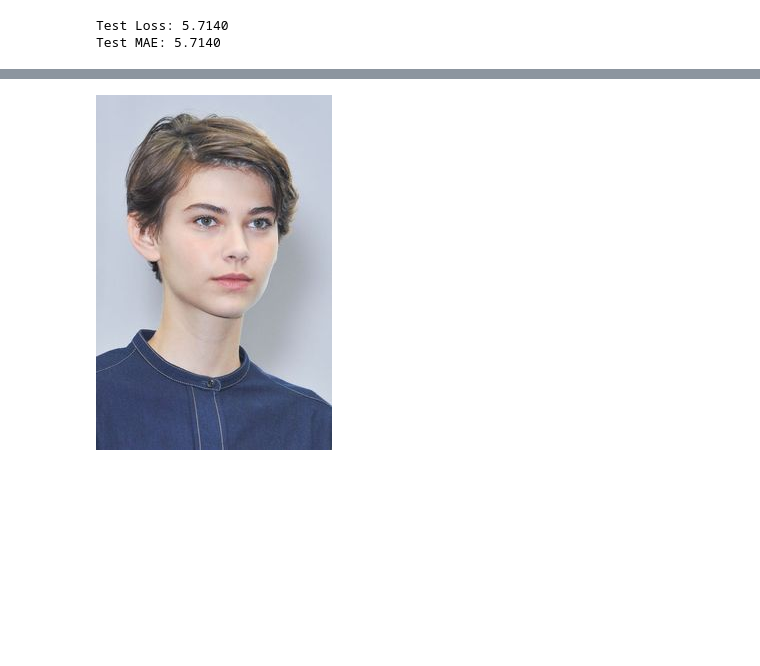
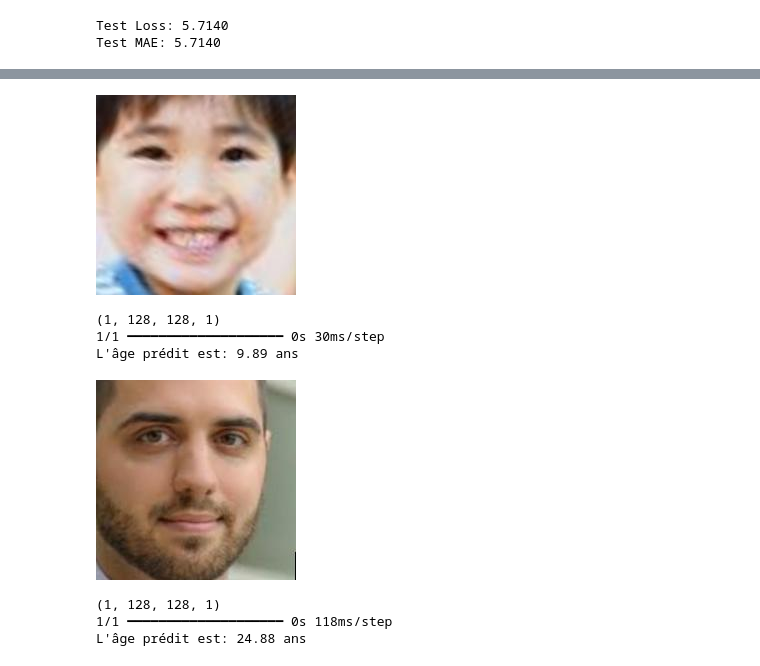
Before and after one commit to JagoOgaj/SAE_S5, a Jupyter notebook: model/model.ipynb, the cells around one changed output, grey strips where cells are left out. Drawn from its saved outputs; the diff is of its cells as text; code cells hidden in the pictures; blank space fills up the shorter version.

Commit message:
Update Age model

```diff
--- a/model/model.ipynb
+++ b/model/model.ipynb
@@ -872,11 +958,66 @@ Test MAE: 5.7140
 from PIL import Image
 # %%
 from os import pathconf
-path = "/content/drive/MyDrive/SAE_S5/6a7222beee1da2ade99dc3c978ca2db4.png"
+path = "/content/drive/MyDrive/SAE_S5/7_0_2_20161219190327212.jpg.chip.jpg"
 
 Image.open(path)
 # %% [output]
-[figure, old version]
+[figure, new version]
+# %%
+image = cv2.imread(path, cv2.IMREAD_GRAYSCALE)
+
+
+image = cv2.resize(image, (128, 128))
+
+
+image = image / 255.0
+
+
+image = np.expand_dims(image, axis=0)
+image = np.expand_dims(image, axis=-1)
+print(image.shape)
+predicted_age_normalized = model.predict(image)
+
+# Inverser la normalisation des prédictions
+predicted_age = scaler.inverse_transform(predicted_age_normalized)
+
+# Afficher le résultat
+print(f"L'âge prédit est: {predicted_age[0][0]:.2f} ans")
+# %% [output]
+(1, 128, 128, 1)
+1/1 ━━━━━━━━━━━━━━━━━━━━ 0s 30ms/step
+L'âge prédit est: 9.89 ans
+# %%
+from os import pathconf
+path2 = "/content/drive/MyDrive/SAE_S5/40_0_0_20170116235455068.jpg.chip.jpg"
+
+Image.open(path2)
+# %% [output]
+[figure, added]
+# %%
+image = cv2.imread(path2, cv2.IMREAD_GRAYSCALE)
+
+
+image = cv2.resize(image, (128, 128))
+
+
+image = image / 255.0
+
+
+image = np.expand_dims(image, axis=0)
+image = np.expand_dims(image, axis=-1)
+print(image.shape)
+predicted_age_normalized = model.predict(image)
+
+# Inverser la normalisation des prédictions
+predicted_age = scaler.inverse_transform(predicted_age_normalized)
+
+# Afficher le résultat
+print(f"L'âge prédit est: {predicted_age[0][0]:.2f} ans")
+# %% [output]
+(1, 128, 128, 1)
+1/1 ━━━━━━━━━━━━━━━━━━━━ 0s 118ms/step
+L'âge prédit est: 24.88 ans
 # %%
 
 def predict_age_from_image(image_path):
```
Also changed, not shown: parts of 11 cells of this notebook.
